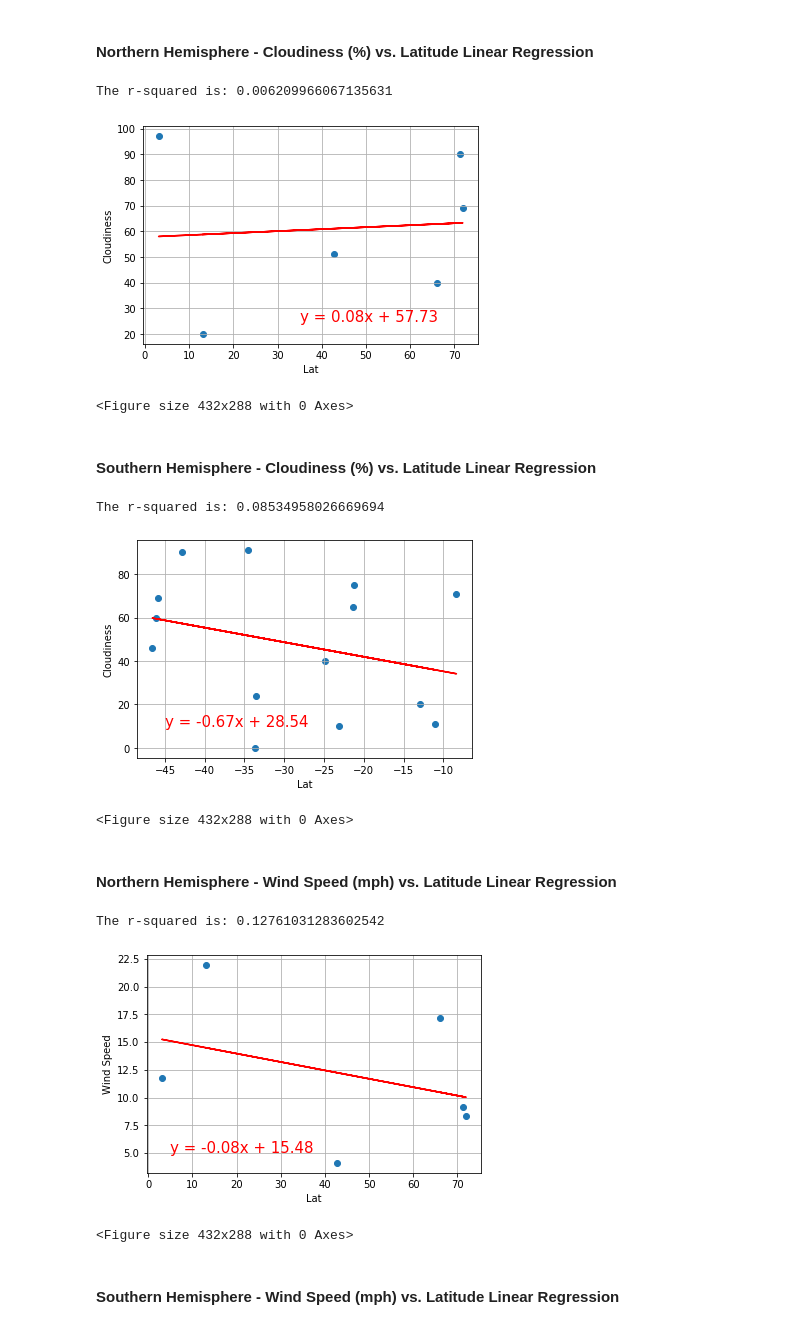
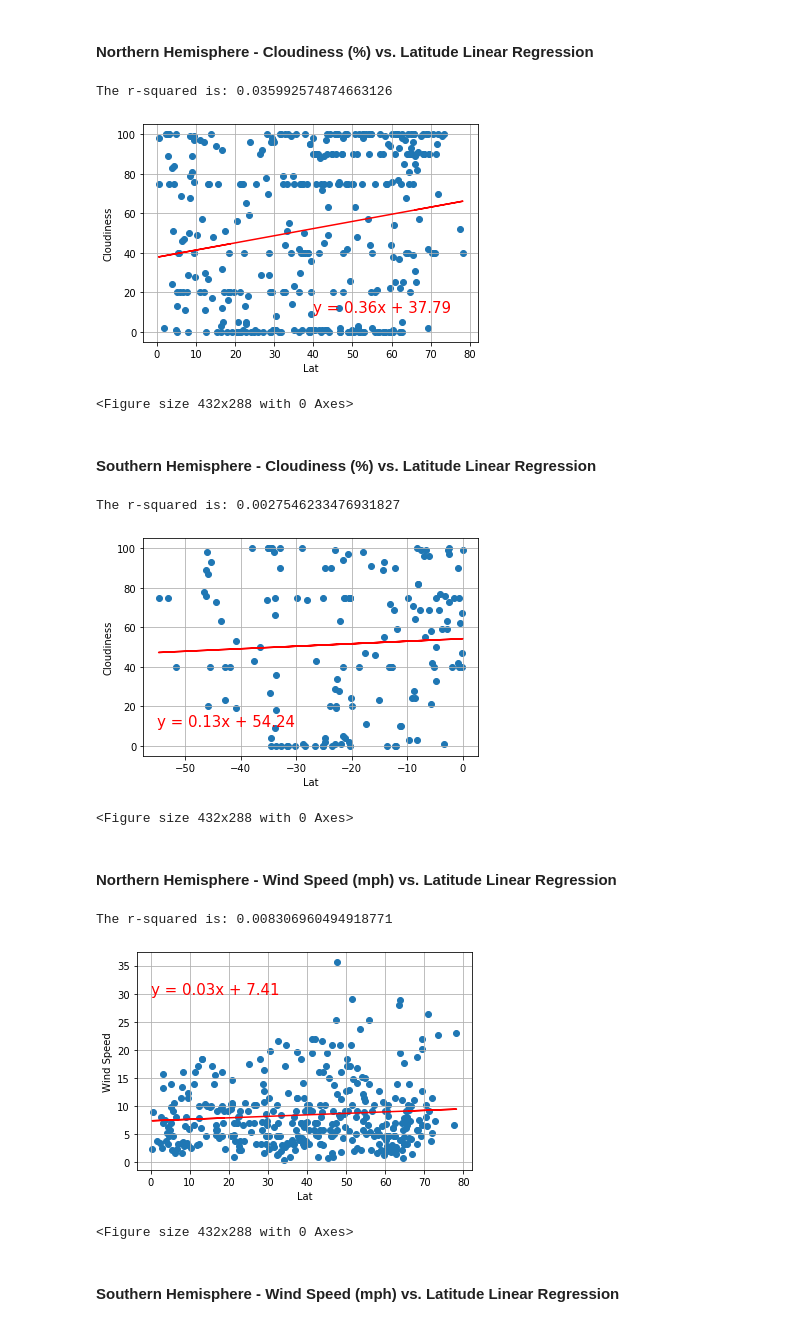
Before and after one commit to EMENGH/python-api-challenge, a Jupyter notebook: WeatherPy/WeatherPy.ipynb, the cells around one changed output. Drawn from its saved outputs; the diff is of its cells as text; code cells hidden in the pictures.

```diff
--- a/WeatherPy/WeatherPy.ipynb
+++ b/WeatherPy/WeatherPy.ipynb
@@ -81,7 +81,7 @@ city_ctr = 1
 
 # Create a loop to store each record in the allocated arrays. This process could have been done in one step
 # but to have clean code has been separated in getting the response first and then add it to the array.
-for city in cities[:20]:
+for city in cities[:570]:
      response = requests.get(query_url + city).json()
 
      try:
@@ -306,38 +343,41 @@ The r-squared is: 0.016945644966721404
 # %% [markdown]
 ####  Northern Hemisphere - Cloudiness (%) vs. Latitude Linear Regression
 # %%
-y_loc = (35,25)
+y_loc = (40,10)
 x_label = "Lat"
 y_label = "Cloudiness"
 generic_linreg_weather_func(north[x_label],north[y_label], x_label, y_label, y_loc)
 plt.savefig("../output_data/north_latitude_vs_cloudiness.png")
 # %% [output]
-The r-squared is: 0.006209966067135631
+The r-squared is: 0.035992574874663126
-[figure, old version]
+[figure, new version]
 <Figure size 432x288 with 0 Axes>
 # %% [markdown]
 ####  Southern Hemisphere - Cloudiness (%) vs. Latitude Linear Regression
 # %%
-y_loc = (-45,10)
+y_loc = (-55,10)
 x_label = "Lat"
 y_label = "Cloudiness"
 generic_linreg_weather_func(south[x_label],south[y_label], x_label, y_label, y_loc)
 plt.savefig("../output_data/south_latitude_vs_cloudiness.png")
+
+# Notes: As with the previous plots, we can observe a very low probability of correlation
+# between latitude and cloudiness in the northern or southern hemispheres. linear regression is not well defined.
 # %% [output]
-The r-squared is: 0.08534958026669694
+The r-squared is: 0.0027546233476931827
-[figure, old version]
+[figure, new version]
 <Figure size 432x288 with 0 Axes>
 # %% [markdown]
 ####  Northern Hemisphere - Wind Speed (mph) vs. Latitude Linear Regression
 # %%
-y_loc = (5,5)
+y_loc = (0,30)
 x_label = "Lat"
 y_label = "Wind Speed"
 generic_linreg_weather_func(north[x_label],north[y_label], x_label, y_label, y_loc)
 plt.savefig("../output_data/north_latitude_vs_wind_speed.png")
 # %% [output]
-The r-squared is: 0.12761031283602542
+The r-squared is: 0.008306960494918771
-[figure, old version]
+[figure, new version]
 <Figure size 432x288 with 0 Axes>
 # %% [markdown]
 ####  Southern Hemisphere - Wind Speed (mph) vs. Latitude Linear Regression
```
Also changed, not shown: parts of 12 cells of this notebook.
